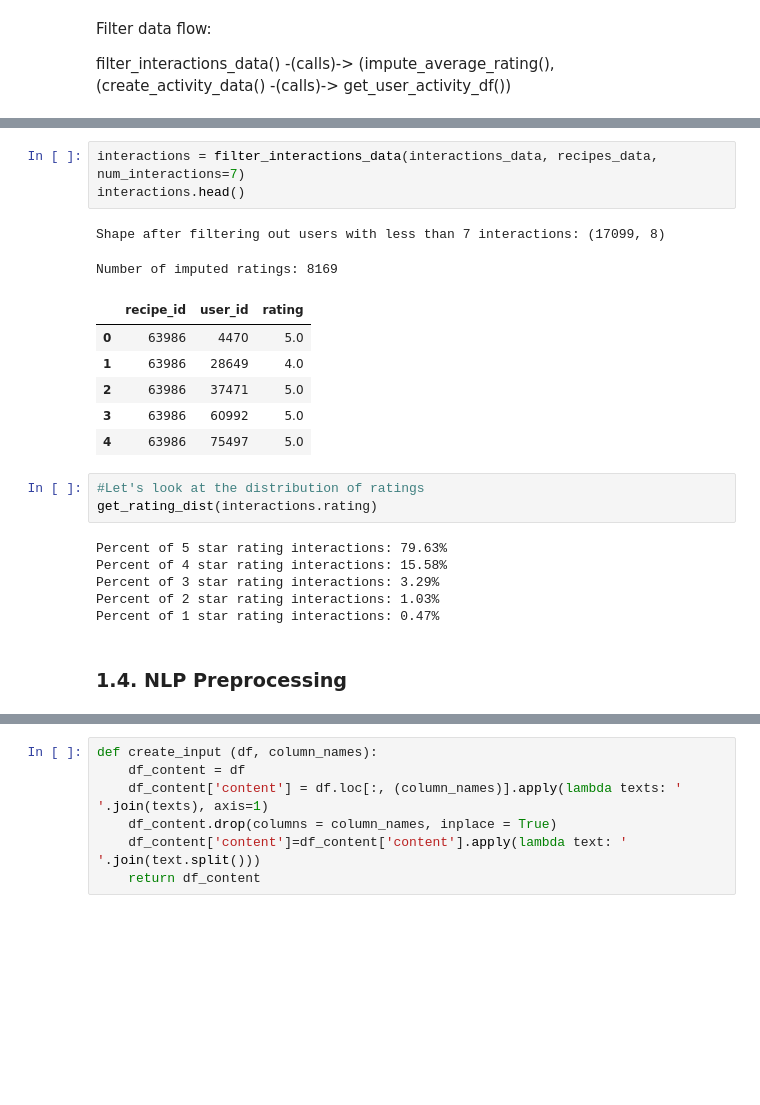
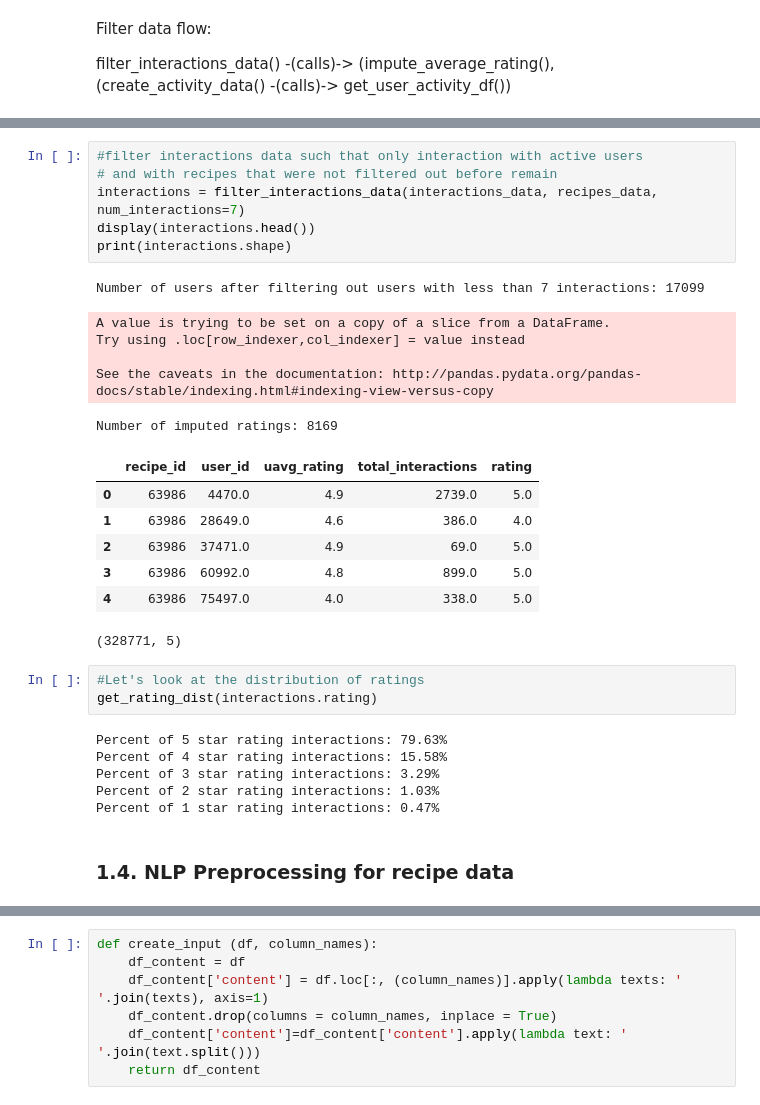
Before and after one commit to CaroHolt/WebMiningRecipeProject, a Jupyter notebook: code/Content Mining Overall.ipynb, the cells around one changed output, grey strips where cells are left out. Saved outputs shown, nothing was run; the diff lists cells and outputs as text; blank space fills up the shorter version.

```diff
--- a/code/Content Mining Overall.ipynb
+++ b/code/Content Mining Overall.ipynb
@@ -173,15 +188,23 @@ def filter_interactions_data(interactions_df, recipes_data, num_interactions):
-# %%
-interactions = filter_interactions_data(interactions_data, recipes_data, num_interactions=7)
-interactions.head()
-# %% [output]
-Shape after filtering out users with less than 7 interactions: (17099, 8)
-Number of imputed ratings: 8169
-|  | recipe_id | user_id | rating |
-| 0 | 63986 | 4470 | 5.0 |
-| 1 | 63986 | 28649 | 4.0 |
-| 2 | 63986 | 37471 | 5.0 |
-| 3 | 63986 | 60992 | 5.0 |
-| 4 | 63986 | 75497 | 5.0 |
+# %%
+#filter interactions data such that only interaction with active users
+# and with recipes that were not filtered out before remain
+interactions = filter_interactions_data(interactions_data, recipes_data, num_interactions=7)
+display(interactions.head())
+print(interactions.shape)
+# %% [output]
+Number of users after filtering out users with less than 7 interactions: 17099
+A value is trying to be set on a copy of a slice from a DataFrame.
+Try using .loc[row_indexer,col_indexer] = value instead
+
+See the caveats in the documentation: http://pandas.pydata.org/pandas-docs/stable/indexing.html#indexing-view-versus-copy
+Number of imputed ratings: 8169
+|  | recipe_id | user_id | uavg_rating | total_interactions | rating |
+| 0 | 63986 | 4470.0 | 4.9 | 2739.0 | 5.0 |
+| 1 | 63986 | 28649.0 | 4.6 | 386.0 | 4.0 |
+| 2 | 63986 | 37471.0 | 4.9 | 69.0 | 5.0 |
+| 3 | 63986 | 60992.0 | 4.8 | 899.0 | 5.0 |
+| 4 | 63986 | 75497.0 | 4.0 | 338.0 | 5.0 |
+(328771, 5)
 # %%
 #Let's look at the distribution of ratings
 get_rating_dist(interactions.rating)
@@ -193,7 +216,7 @@ Percent of 2 star rating interactions: 1.03%
 Percent of 1 star rating interactions: 0.47%
 # %% [markdown]
 <a id='nlp-preprocessing'></a>
-### 1.4. NLP Preprocessing
+### 1.4. NLP Preprocessing for recipe data
 # %%
 nltk.download('punkt')
 nltk.download('stopwords')
```
Also changed, not shown: parts of 17 cells of this notebook.
